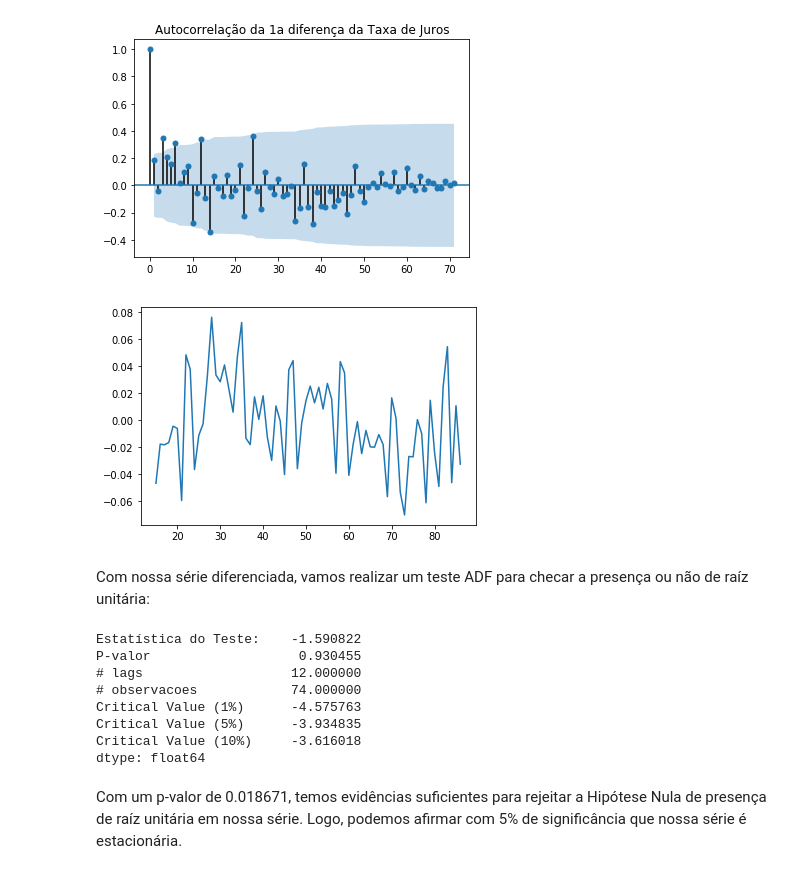
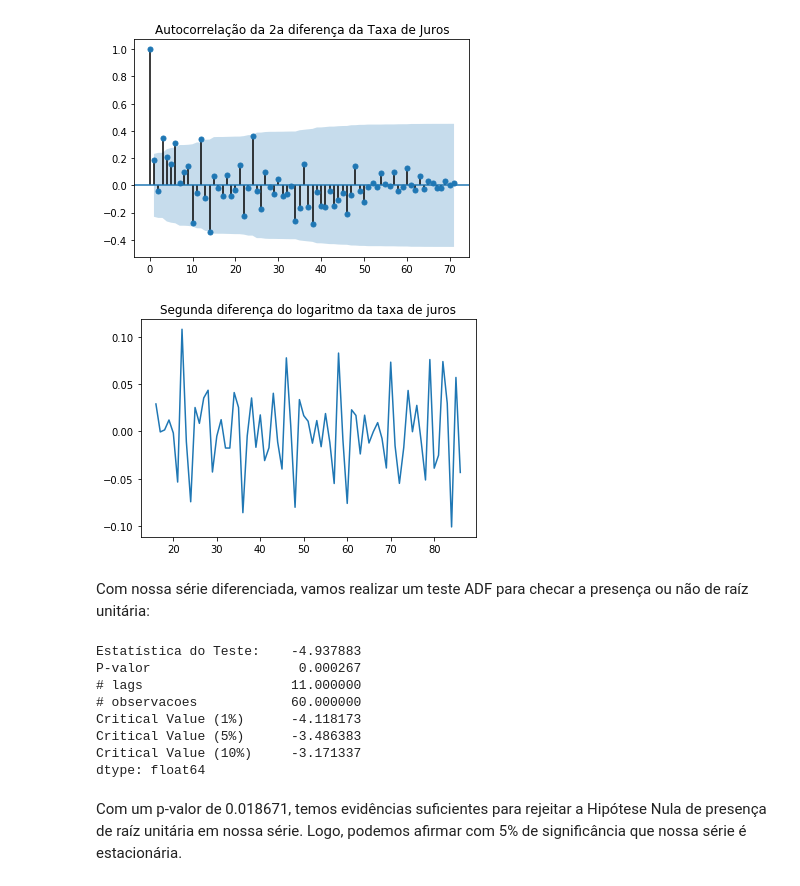
Before and after one commit to GustavoAlovisi/Econometrics2018, a Jupyter notebook: eco02018.ipynb, the cells around one changed output. Drawn from its saved outputs; the diff is of its cells as text; code cells hidden in the pictures.

```diff
--- a/eco02018.ipynb
+++ b/eco02018.ipynb
@@ -255,25 +256,26 @@ acf = tsaplots.plot_acf(logdiffdiffjuros, alpha= 0.05,  title = "Autocorrelaçã
 [figure]
 # %%
 graflogdiffdiffjuros = plt.plot(logdiffdiffjuros)
+plt.title("Segunda diferença do logaritmo da taxa de juros")
 plt.show()
 # %% [output]
-[figure, old version]
+[figure, new version]
 # %% [markdown]
 Com nossa série diferenciada, vamos realizar um teste ADF para checar a presença ou não de raíz unitária:
 # %%
-adf_juros = smtsa.adfuller(logdiffdiffjuros, regression=  'ctt') ## 'ctt' para checar a estacionariedade em tendência constante, linear e quadrática
-adfout_diff_juros = pd.Series(adf[0:4], index = ["Estatística do Teste:", "P-valor", "# lags", "# observacoes"])
+adf_juros = smtsa.adfuller(logdiffdiffjuros, regression=  'ct') ## 'ctt' para checar a estacionariedade em tendência constante, linear e quadrática
+adfout_diff_juros = pd.Series(adf_juros[0:4], index = ["Estatística do Teste:", "P-valor", "# lags", "# observacoes"])
 for key, value in adf_juros[4].items():
         adfout_diff_juros['Critical Value ({})'.format(key)] = value
 print(adfout_diff_juros)
 # %% [output]
-Estatística do Teste:    -1.590822
-P-valor                   0.930455
-# lags                   12.000000
-# observacoes            74.000000
-Critical Value (1%)      -4.575763
-Critical Value (5%)      -3.934835
-Critical Value (10%)     -3.616018
+Estatística do Teste:    -4.937883
+P-valor                   0.000267
+# lags                   11.000000
+# observacoes            60.000000
+Critical Value (1%)      -4.118173
+Critical Value (5%)      -3.486383
+Critical Value (10%)     -3.171337
 dtype: float64
 # %% [markdown]
 Com um p-valor de 0.018671, temos evidências suficientes para rejeitar a Hipótese Nula de presença de raíz unitária em nossa série. Logo, podemos afirmar com 5% de significância que nossa série é estacionária.
```
Also changed, not shown: parts of 28 cells of this notebook, 2 other files.
